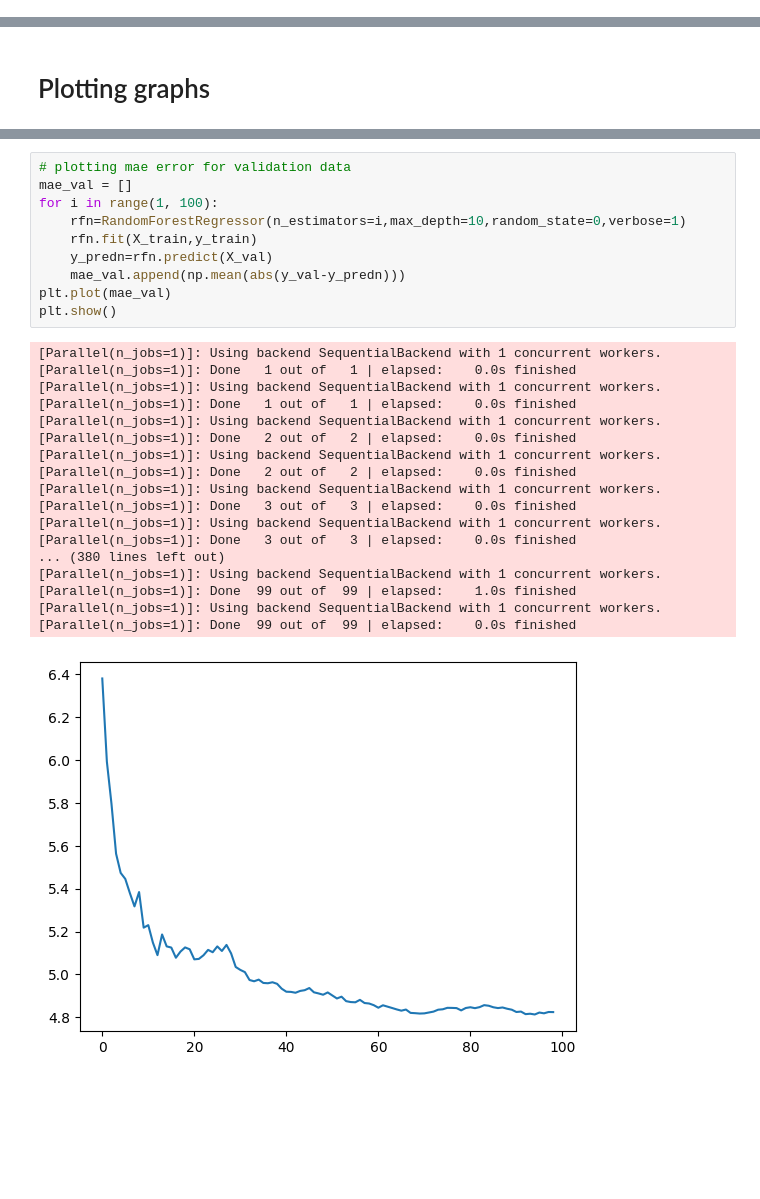
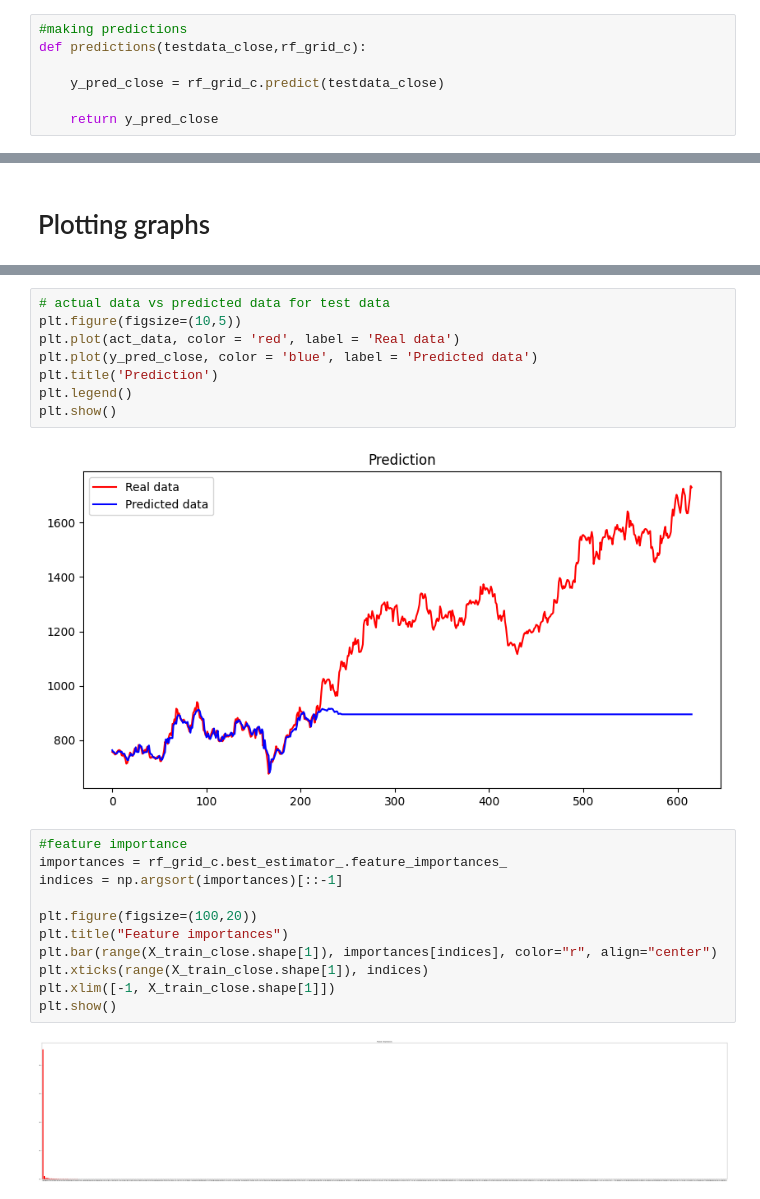
Before and after one commit to vedant2423/data-analysis-with-technical-indicators, a Jupyter notebook: nifty_sensex_close_data/random forest/training_rf_test_m&m.ipynb, the cells around one changed output, grey strips where cells are left out. Cells and saved outputs as stored; diff of their text form; blank space fills up the shorter version.

```diff
--- a/nifty_sensex_close_data/random forest/training_rf_test_m&m.ipynb
+++ b/nifty_sensex_close_data/random forest/training_rf_test_m&m.ipynb
@@ -246,0 +78,7 @@ accuracy: 99.85175438270161
+# %%
+#making predictions
+def predictions(testdata_close,rf_grid_c):
+
+    y_pred_close = rf_grid_c.predict(testdata_close)
+
+    return y_pred_close
@@ -257,29 +140,23 @@ plt.show()
-# %%
-# plotting mae error for validation data
-mae_val = []
-for i in range(1, 100):
-    rfn=RandomForestRegressor(n_estimators=i,max_depth=10,random_state=0,verbose=1)
-    rfn.fit(X_train,y_train)
-    y_predn=rfn.predict(X_val)
-    mae_val.append(np.mean(abs(y_val-y_predn)))
-plt.plot(mae_val)
-plt.show()
-# %% [output]
-[Parallel(n_jobs=1)]: Using backend SequentialBackend with 1 concurrent workers.
-[Parallel(n_jobs=1)]: Done   1 out of   1 | elapsed:    0.0s finished
-[Parallel(n_jobs=1)]: Using backend SequentialBackend with 1 concurrent workers.
-[Parallel(n_jobs=1)]: Done   1 out of   1 | elapsed:    0.0s finished
-[Parallel(n_jobs=1)]: Using backend SequentialBackend with 1 concurrent workers.
-[Parallel(n_jobs=1)]: Done   2 out of   2 | elapsed:    0.0s finished
-[Parallel(n_jobs=1)]: Using backend SequentialBackend with 1 concurrent workers.
-[Parallel(n_jobs=1)]: Done   2 out of   2 | elapsed:    0.0s finished
-[Parallel(n_jobs=1)]: Using backend SequentialBackend with 1 concurrent workers.
-[Parallel(n_jobs=1)]: Done   3 out of   3 | elapsed:    0.0s finished
-[Parallel(n_jobs=1)]: Using backend SequentialBackend with 1 concurrent workers.
-[Parallel(n_jobs=1)]: Done   3 out of   3 | elapsed:    0.0s finished
-... (380 lines left out)
-[Parallel(n_jobs=1)]: Using backend SequentialBackend with 1 concurrent workers.
-[Parallel(n_jobs=1)]: Done  99 out of  99 | elapsed:    1.0s finished
-[Parallel(n_jobs=1)]: Using backend SequentialBackend with 1 concurrent workers.
-[Parallel(n_jobs=1)]: Done  99 out of  99 | elapsed:    0.0s finished
-[figure, removed]
+# %%
+# actual data vs predicted data for test data
+plt.figure(figsize=(10,5))
+plt.plot(act_data, color = 'red', label = 'Real data')
+plt.plot(y_pred_close, color = 'blue', label = 'Predicted data')
+plt.title('Prediction')
+plt.legend()
+plt.show()
+# %% [output]
+[figure, added]
+# %%
+#feature importance
+importances = rf_grid_c.best_estimator_.feature_importances_
+indices = np.argsort(importances)[::-1]
+
+plt.figure(figsize=(100,20))
+plt.title("Feature importances")
+plt.bar(range(X_train_close.shape[1]), importances[indices], color="r", align="center")
+plt.xticks(range(X_train_close.shape[1]), indices)
+plt.xlim([-1, X_train_close.shape[1]])
+plt.show()
+# %% [output]
+[figure, added]
```
Also changed, not shown: parts of 24 cells of this notebook, 1 other file.
